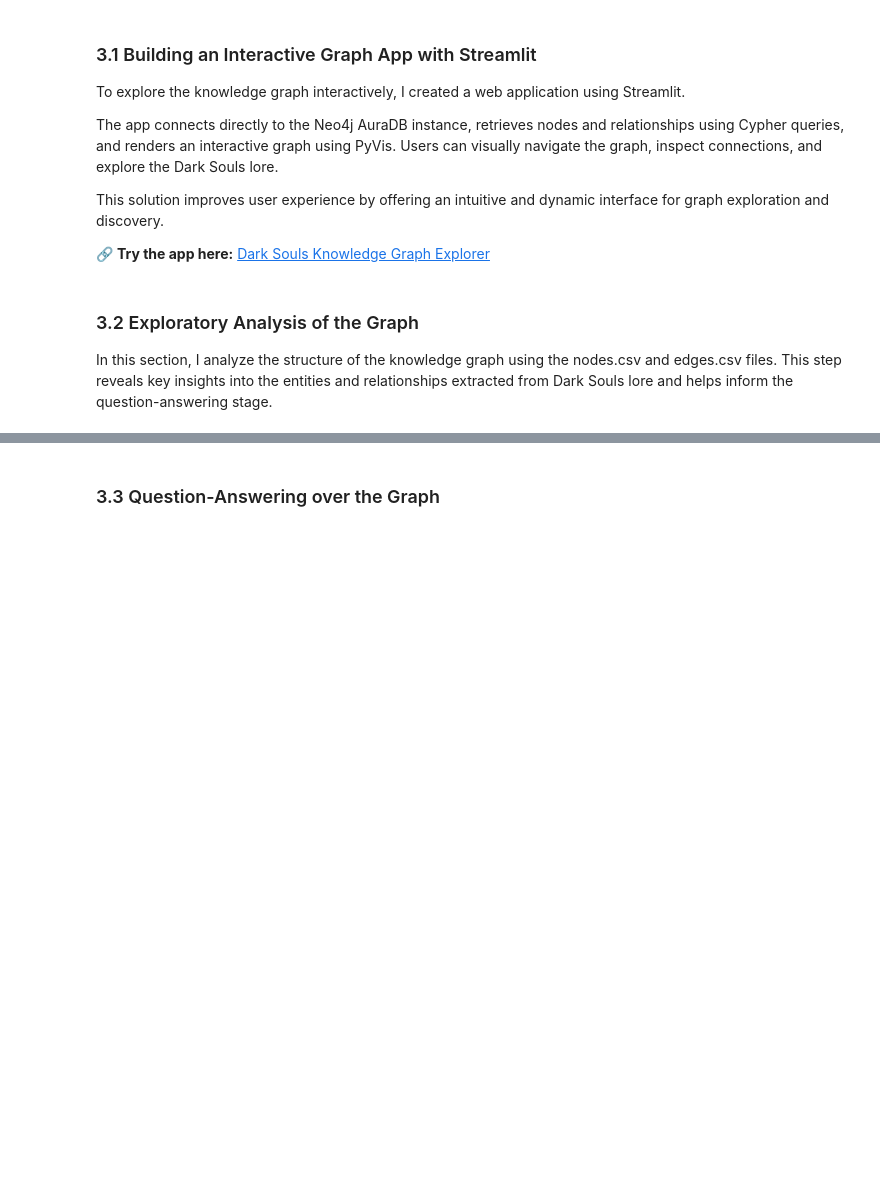
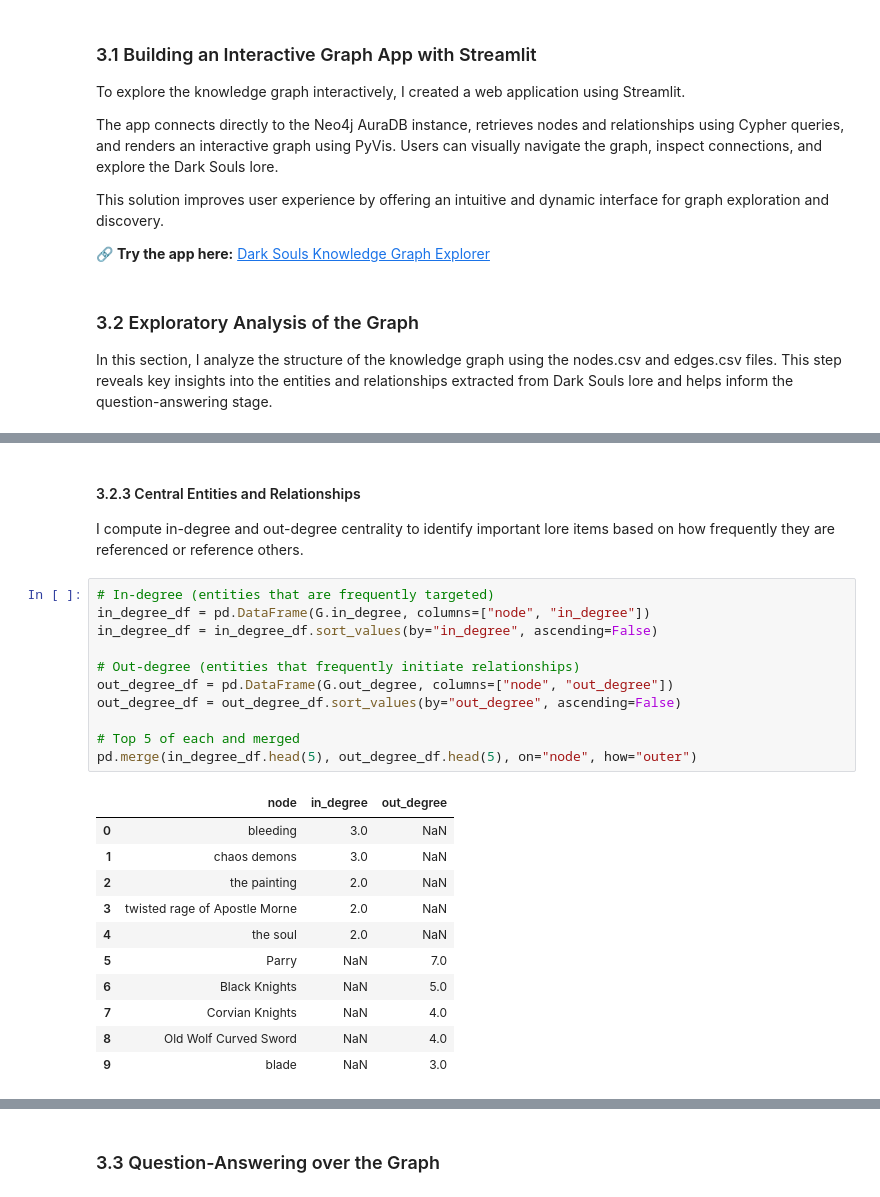
Before and after one commit to ninamcunha/dark-souls-knowledge-graph, a Jupyter notebook: Cloudwalk Case.ipynb, the cells around one changed output, grey strips where cells are left out. Cells and saved outputs as stored; diff of their text form; blank space fills up the shorter version.

```diff
--- a/Cloudwalk Case.ipynb
+++ b/Cloudwalk Case.ipynb
@@ -587,0 +682,27 @@ In this section, I analyze the structure of the knowledge graph using the nodes.
+# %% [markdown]
+#### 3.2.3 Central Entities and Relationships
+
+I compute in-degree and out-degree centrality to identify important lore items based on how frequently they are referenced or reference others.
+# %%
+# In-degree (entities that are frequently targeted)
+in_degree_df = pd.DataFrame(G.in_degree, columns=["node", "in_degree"])
+in_degree_df = in_degree_df.sort_values(by="in_degree", ascending=False)
+
+# Out-degree (entities that frequently initiate relationships)
+out_degree_df = pd.DataFrame(G.out_degree, columns=["node", "out_degree"])
+out_degree_df = out_degree_df.sort_values(by="out_degree", ascending=False)
+
+# Top 5 of each and merged
+pd.merge(in_degree_df.head(5), out_degree_df.head(5), on="node", how="outer")
+# %% [output]
+|  | node | in_degree | out_degree |
+| 0 | bleeding | 3.0 | NaN |
+| 1 | chaos demons | 3.0 | NaN |
+| 2 | the painting | 2.0 | NaN |
+| 3 | twisted rage of Apostle Morne | 2.0 | NaN |
+| 4 | the soul | 2.0 | NaN |
+| 5 | Parry | NaN | 7.0 |
+| 6 | Black Knights | NaN | 5.0 |
+| 7 | Corvian Knights | NaN | 4.0 |
+| 8 | Old Wolf Curved Sword | NaN | 4.0 |
+| 9 | blade | NaN | 3.0 |
```
Also changed, not shown: parts of 44 cells of this notebook, 3 other files.
